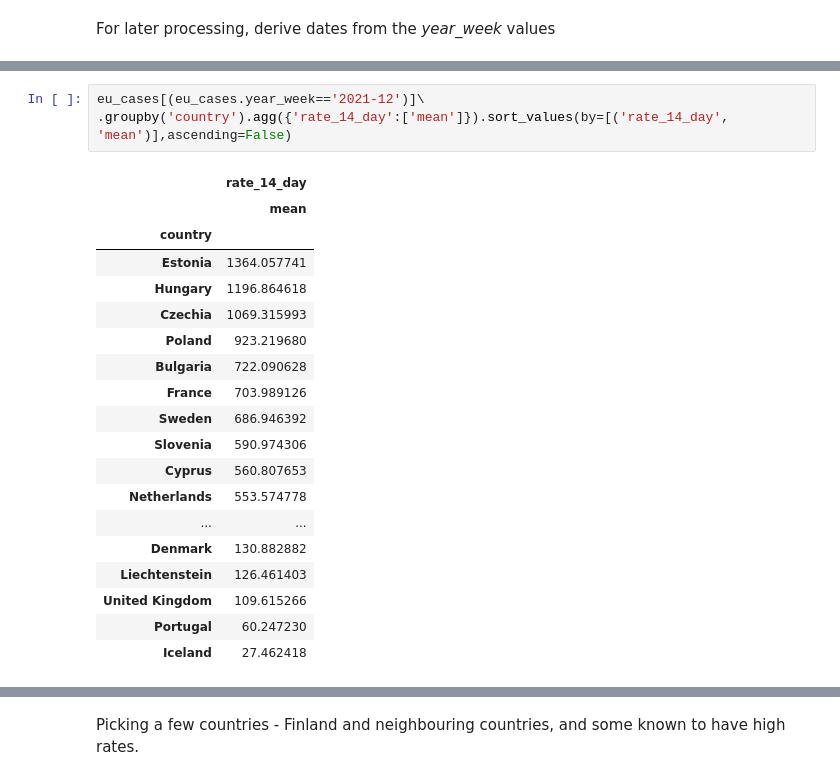
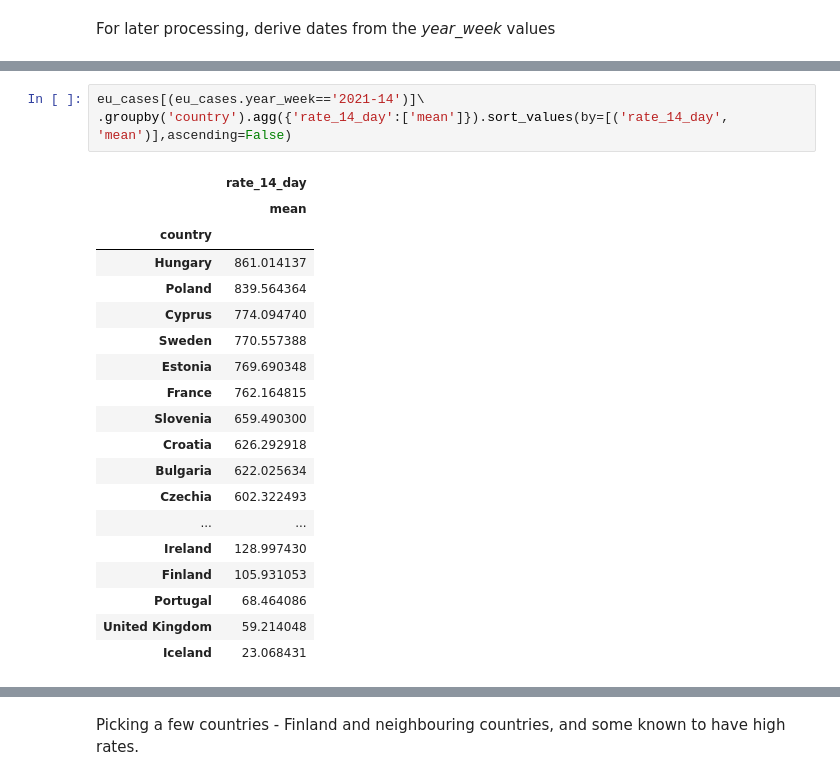
Before and after one commit to arto-pihlaja/cov19-exploration, a Jupyter notebook: Covid19Exploration.ipynb, the cells around one changed output, grey strips where cells are left out. Saved outputs shown, nothing was run; the diff lists cells and outputs as text.

```diff
--- a/Covid19Exploration.ipynb
+++ b/Covid19Exploration.ipynb
@@ -97,26 +99,26 @@ https://www.ecdc.europa.eu/sites/default/files/documents/2021-01-13_Variable_Dic
 # %%
-eu_cases[(eu_cases.year_week=='2021-12')]\
+eu_cases[(eu_cases.year_week=='2021-14')]\
 .groupby('country').agg({'rate_14_day':['mean']}).sort_values(by=[('rate_14_day', 'mean')],ascending=False)
 # %% [output]
 |  | rate_14_day |
 |  | mean |
 | country |  |
-| Estonia | 1364.057741 |
-| Hungary | 1196.864618 |
-| Czechia | 1069.315993 |
-| Poland | 923.219680 |
-| Bulgaria | 722.090628 |
-| France | 703.989126 |
-| Sweden | 686.946392 |
-| Slovenia | 590.974306 |
-| Cyprus | 560.807653 |
-| Netherlands | 553.574778 |
+| Hungary | 861.014137 |
+| Poland | 839.564364 |
+| Cyprus | 774.094740 |
+| Sweden | 770.557388 |
+| Estonia | 769.690348 |
+| France | 762.164815 |
+| Slovenia | 659.490300 |
+| Croatia | 626.292918 |
+| Bulgaria | 622.025634 |
+| Czechia | 602.322493 |
 | ... | ... |
-| Denmark | 130.882882 |
-| Liechtenstein | 126.461403 |
-| United Kingdom | 109.615266 |
-| Portugal | 60.247230 |
-| Iceland | 27.462418 |
+| Ireland | 128.997430 |
+| Finland | 105.931053 |
+| Portugal | 68.464086 |
+| United Kingdom | 59.214048 |
+| Iceland | 23.068431 |
 # %%
 eu_cases.head()
 # %% [output]
```
Also changed, not shown: parts of 35 cells of this notebook, 1 other file.
